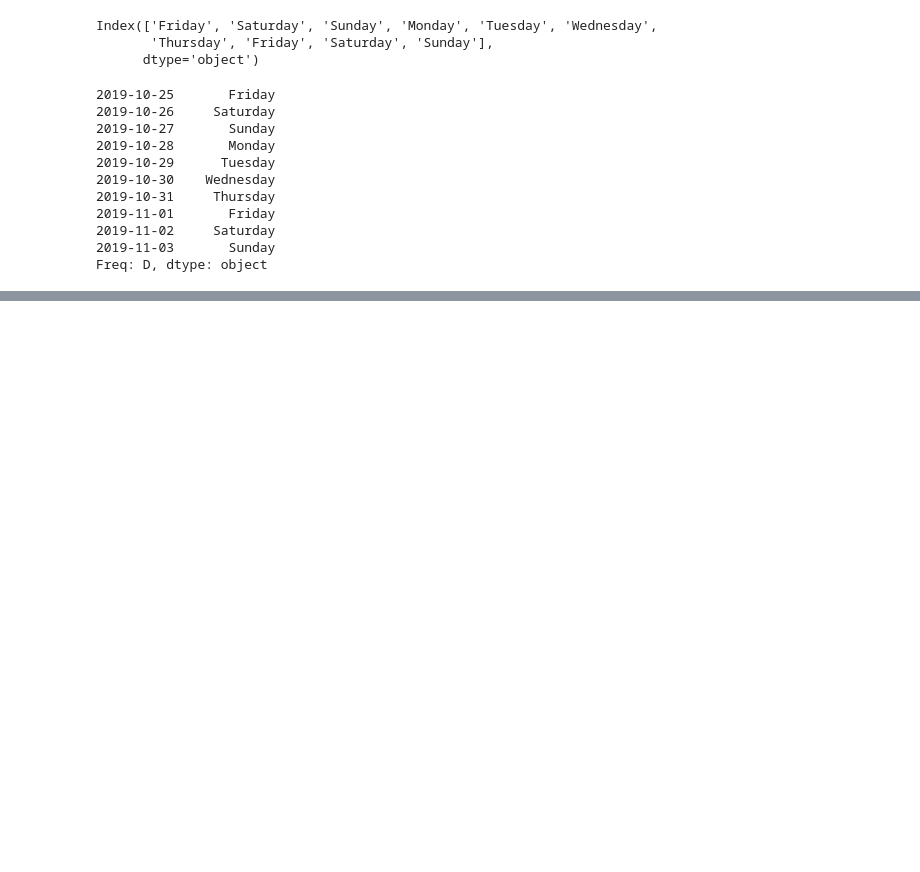
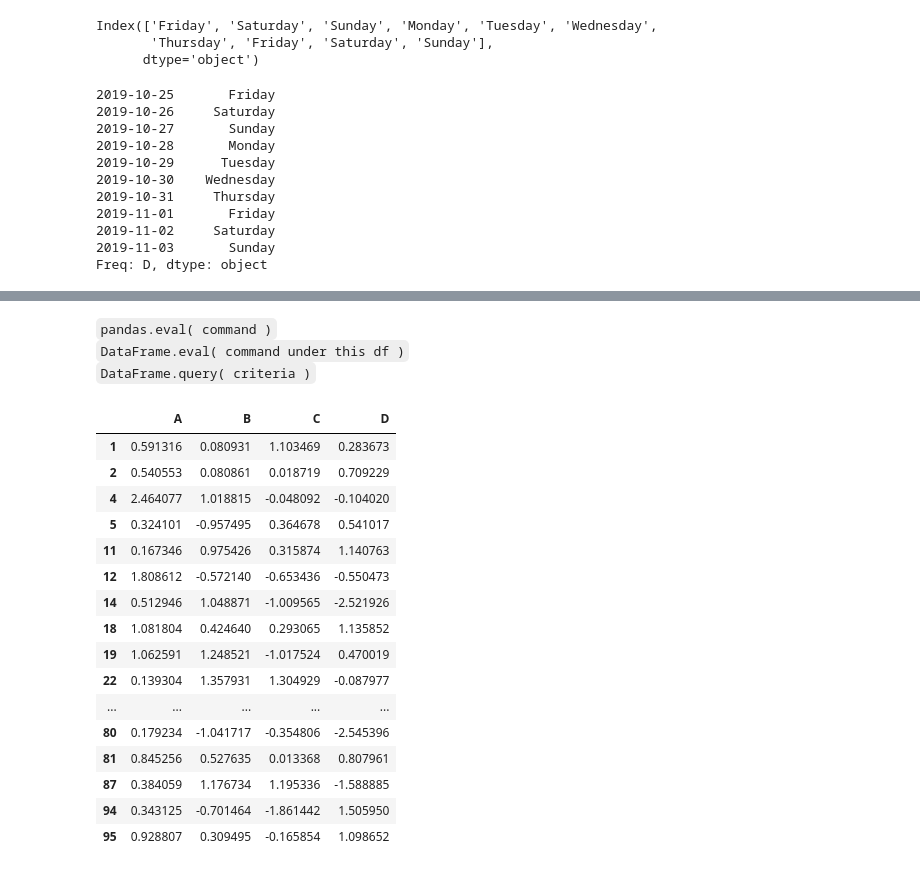
Before and after one commit to jephianlin/math599env, a Jupyter notebook: 1030.ipynb, the cells around one changed output, grey strips where cells are left out. Saved outputs shown, nothing was run; the diff lists cells and outputs as text; code cells hidden in the pictures; blank space fills up the shorter version.

```diff
--- a/1030.ipynb
+++ b/1030.ipynb
@@ -542,0 +571,4 @@ Freq: D, dtype: object
+# %%
+df = pd.DataFrame(np.random.randn(100,4),
+                 columns=list('ABCD'))
+df.head()
@@ -542,0 +659,24 @@ Freq: D, dtype: object
+# %% [markdown]
+`pandas.eval( command )`
+`DataFrame.eval( command under this df )`
+`DataFrame.query( criteria )`
+# %%
+df.query(' A > 0 ')
+# %% [output]
+|  | A | B | C | D |
+| 1 | 0.591316 | 0.080931 | 1.103469 | 0.283673 |
+| 2 | 0.540553 | 0.080861 | 0.018719 | 0.709229 |
+| 4 | 2.464077 | 1.018815 | -0.048092 | -0.104020 |
+| 5 | 0.324101 | -0.957495 | 0.364678 | 0.541017 |
+| 11 | 0.167346 | 0.975426 | 0.315874 | 1.140763 |
+| 12 | 1.808612 | -0.572140 | -0.653436 | -0.550473 |
+| 14 | 0.512946 | 1.048871 | -1.009565 | -2.521926 |
+| 18 | 1.081804 | 0.424640 | 0.293065 | 1.135852 |
+| 19 | 1.062591 | 1.248521 | -1.017524 | 0.470019 |
+| 22 | 0.139304 | 1.357931 | 1.304929 | -0.087977 |
+| ... | ... | ... | ... | ... |
+| 80 | 0.179234 | -1.041717 | -0.354806 | -2.545396 |
+| 81 | 0.845256 | 0.527635 | 0.013368 | 0.807961 |
+| 87 | 0.384059 | 1.176734 | 1.195336 | -1.588885 |
+| 94 | 0.343125 | -0.701464 | -1.861442 | 1.505950 |
+| 95 | 0.928807 | 0.309495 | -0.165854 | 1.098652 |
```
Also changed, not shown: parts of 14 cells of this notebook.
